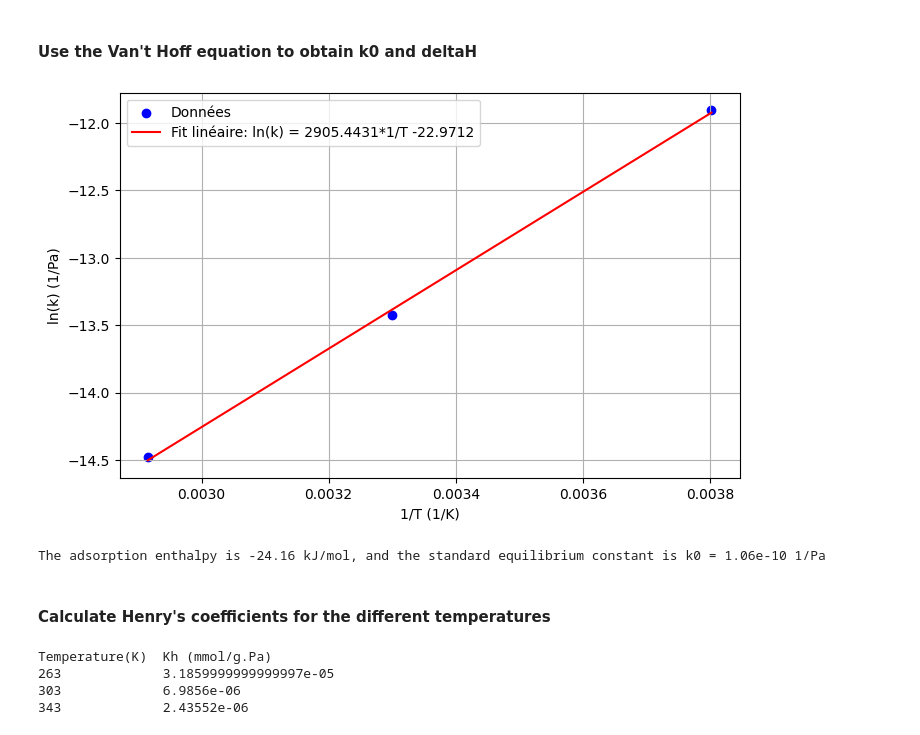
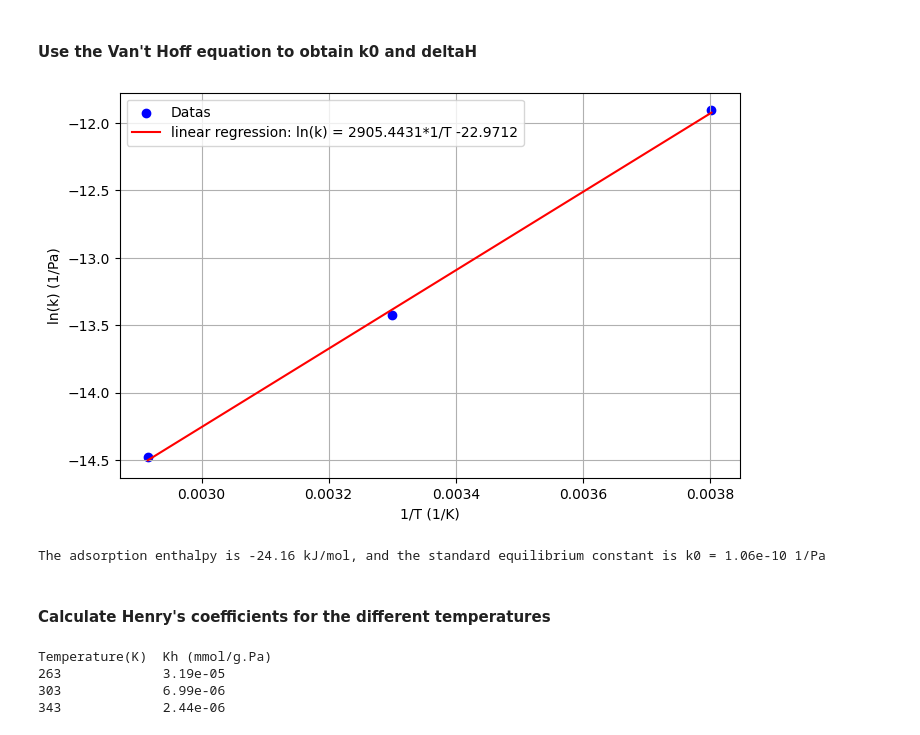
Before and after one commit to LeaMourot/Modeling_lab, a Jupyter notebook: Assignment 1.ipynb, the cells around one changed output. Saved outputs shown, nothing was run; the diff lists cells and outputs as text; code cells hidden in the pictures.

```diff
--- a/Assignment 1.ipynb
+++ b/Assignment 1.ipynb
@@ -19,52 +19,54 @@ import matplotlib.pyplot as plt
 T = np.array([263, 303, 343])
 k = np.array([6.75e-06, 1.48e-06, 5.16e-07])
 
 ###################################### We know that we need to plot lnk vs. 1/T
 ln_k = np.array([math.log(i) for i in k])
 T_inv = np.array([float(1/i) for i in T])
 
 ###################################### Plot of lnk vs. 1/T
 # fitting
 slope, intercept, r_value, p_value, std_err = stats.linregress(T_inv, ln_k)
 
 # plot
 plt.figure(figsize=(8, 5))
-plt.scatter(T_inv, ln_k, label='Données', color='blue')
-plt.plot(T_inv, slope*T_inv + intercept, label=f'Fit linéaire: ln(k) = {slope:.4f}*1/T {intercept:.4f}', color='red')  # Fit
+plt.scatter(T_inv, ln_k, label='Datas', color='blue')
+plt.plot(T_inv, slope*T_inv + intercept, label=f'linear regression: ln(k) = {slope:.4f}*1/T {intercept:.4f}', color='red')  # Fit
 
 # labels and legend
 plt.xlabel('1/T (1/K)')
 plt.ylabel('ln(k) (1/Pa)')
 plt.legend()
 plt.grid(True)
 
 plt.show()
 
 ###################################### Solve for the unknowns by linear fitting
 k0 = math.exp(intercept)
 R = 8.314
 delta_H = round(-(slope*R)/1000,2)
 
 ###################################### Print the results
 print(f"The adsorption enthalpy is {delta_H} kJ/mol, and the standard equilibrium constant is k0 = {k0:.2e} 1/Pa")
 # %% [output]
-[figure, old version]
+[figure, new version]
 The adsorption enthalpy is -24.16 kJ/mol, and the standard equilibrium constant is k0 = 1.06e-10 1/Pa
 # %% [markdown]
 #### Calculate Henry's coefficients for the different temperatures
 # %%
 # Calculating the Henry's coefficients
 qsat = 4.72
-Kh = [qsat*i for i in k]
+Kh = np.array([qsat*i for i in k])
+#write Kh values is scientific notation
+sci_Kh = ["{:.2e}".format(num) for num in Kh]
 
 #print the results
 column1 = ['Temperature(K)',263, 303, 343]
 print(f"{column1[0]:<15} {'Kh (mmol/g.Pa)':<15}")
 
-for item1, item2 in zip(column1[1:], Kh):
+for item1, item2 in zip(column1[1:], sci_Kh):
     print(f"{item1:<15} {item2:<15}")
 # %% [output]
 Temperature(K)  Kh (mmol/g.Pa)
-263             3.1859999999999997e-05
-303             6.9856e-06
-343             2.43552e-06
+263             3.19e-05
+303             6.99e-06
+343             2.44e-06
```
Also changed, not shown: parts of 1 cell of this notebook.
